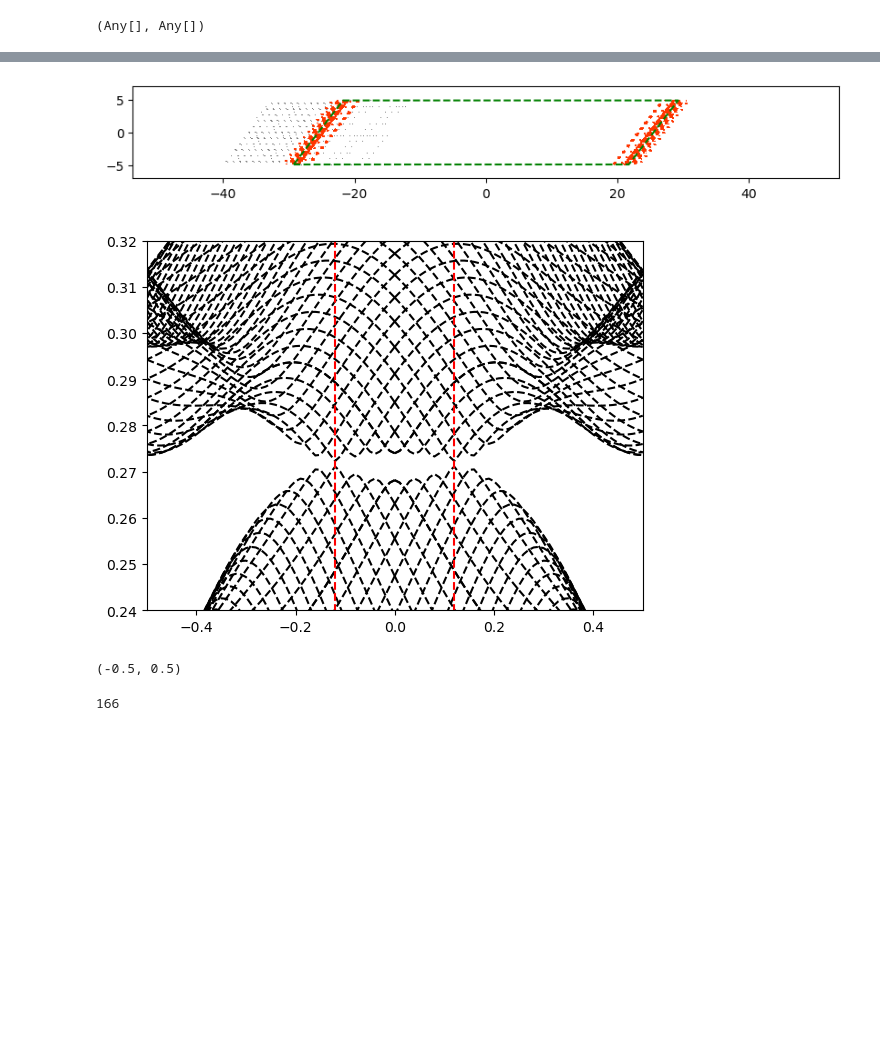
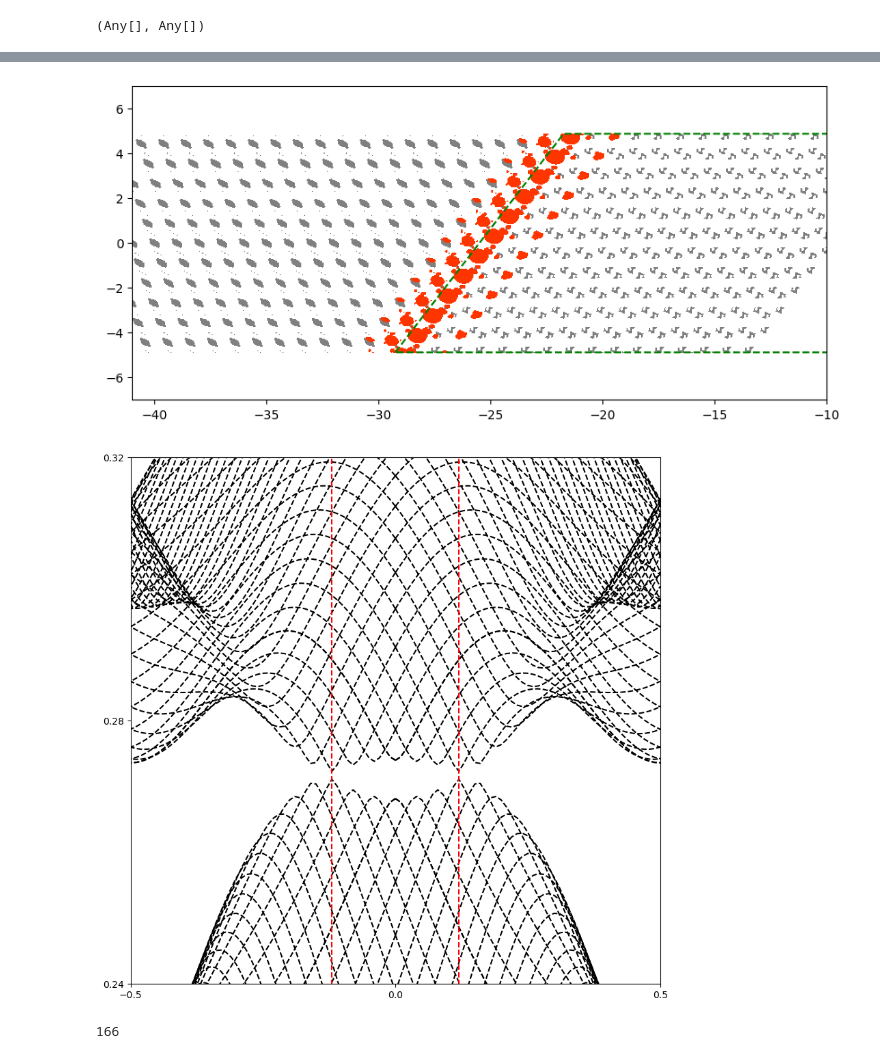
Before and after one commit to AliGhorashiCMT/Topological-Prevalence, a Jupyter notebook: frequency_isolated_nodal_points/Stable_Surface_State_Calculations.ipynb, the cells around one changed output, grey strips where cells are left out. Saved outputs shown, nothing was run; the diff lists cells and outputs as text; code cells hidden in the pictures; blank space fills up the shorter version.

```diff
--- a/frequency_isolated_nodal_points/Stable_Surface_State_Calculations.ipynb
+++ b/frequency_isolated_nodal_points/Stable_Surface_State_Calculations.ipynb
@@ -28,3 +70,10 @@ kp′ = KPath{2}( # points, paths, basis, setting
     [[:Γ, :Y, :P₆, :A, :Γ, :B, :P₁, :A]],
     kp.basis, kp.setting
 );
+# %%
+figure(figsize=(10, 5))
+subplot(1, 2, 1)
+xyz = range(-0.5, 0.5, length=128)
+X_unit, Y_unit, vals_bulk = wigner_plot(flat_bulk, Rs, c_R, isoval_bulk, xyz=xyz, fig=gcf(), ax=gca())
+subplot(1, 2, 2)
+_, _, vals_clad = wigner_plot(flat_clad, Rs, c_R, isoval_clad, xyz=xyz, fig=gcf(), ax=gca());
@@ -271,44 +335,45 @@ supercelly = 1
 x = range(-0.5, 0.5, length=1600)
 y = range(-0.5, 0.5, length=16)
 
+vert_idxs = [1, 4, 5, 6]
 new_cell = Cell([SVector{2}([-0.5*supercellx, -0.5]-[0, 1]*n), SVector{2}([0.5*supercellx, -0.5]-[0, 1]*n), SVector{2}([0.5*supercellx, 0.5]+[0, 1]*n), SVector{2}([-0.5*supercellx, 0.5]+[0, 1]*n), SVector{2}([1., 0.]), SVector{2}([1., 0.])], wigner_cell.faces, wigner_cell.basis, wigner_cell.setting)
 Rsprime = [Rs[1]*100, Rs[2]]
 new_cell_cartesian = Brillouin.cartesianize(new_cell)
 c = new_cell_cartesian
-cxs, cys = isnothing(vert_idxs) ? (getindex.(c[1], 1), getindex.(c[1], 2)) :  (getindex.(c[1][vert_idxs], 1), getindex.(c[1][vert_idxs], 2)) # multiply wigner-seitz cells by supercell size
+cxs, cys = (getindex.(c[1][vert_idxs], 1), getindex.(c[1][vert_idxs], 2))
 
 push!(cxs, cxs[1]); push!(cys, cys[1]) # push the first vertex to list of vertices so as to close the loop
 
 
 X = broadcast((x,y) -> (x)*Rsprime[1][1] + (y)*Rsprime[2][1], reshape(x, (1, 1600)), reshape(y, (16, 1)))
 Y = broadcast((x,y) -> (x)*Rsprime[1][2] + (y)*Rsprime[2][2], reshape(x, (1, 1600)), reshape(y, (16, 1)));
 
-for i in -25:-15
+for i in -25:-10
     for j in -n:n
         contourf(X_unit .+ i .+ j*Rs[2][1], Y_unit .+ j*Rs[2][2], vals_bulk, levels=(-1e6, -1000, 50, 1e6 ), cmap=plt.get_cmap("gray", 3))
     end
 end
 
-for i in -36:-26
+for i in -50:-26
     for j in -n:n
         contourf(X_unit .+ i .+ j*Rs[2][1], Y_unit .+ j*Rs[2][2], vals_clad, levels=(-1e6, -1000, 50, 1e6 ), cmap=plt.get_cmap("gray", 3))
     end
 end
 
 for j in -n:n
     contourf(X.+ j*Rs[2][1], Y.+ j*Rs[2][2], transpose(dpwr_data), cmap=plt.get_cmap("hot",10), levels=(max_data/100, max_data), alpha=1)
 end
 plot(cxs, cys, color="green", linestyle="dashed")
 #ylim(-0.6, 0.6)
 #gca().set_aspect("equal")
 #xlim(-35, -20)
-#xlim(-41, -10)
+xlim(-41, -10)
 #ylim(-4, 4)
 ylim(-7, 7)
 gca().set_aspect("equal")
 #savefig("Edge_State_ContourPlot.pdf")
 # %% [output]
-[figure, old version]
+[figure, new version]
 # %%
 mode = "tm"
 sgnum = 2
@@ -329,8 +394,9 @@ for i in 1:N+1
 end
 smaller_full_dispersion = full_dispersion[:, 1:2];
 # %%
+figure(figsize=(10, 10))
 kyrange = range(0, 0.5, length=51)
-kyrange_neg = range(0, -0.5, length=51)
+kyrange_neg = range(0, -0.5, length=51) # Because we only looked at half of the Brillouin zone
 linestyle="dashed"
 for n in 0:50
     disp_at_ky1 = smaller_full_dispersion[1+n*51:51*(n+1), 1]
@@ -343,10 +409,11 @@ end
 ylim(0.24, 0.32)
 vlines([0.12], 0, 0.5, color="red", linestyle=linestyle)
 vlines([-0.12], 0, 0.5, color="red", linestyle=linestyle)
-xlim(-0.5, 0.5)
+xlim(-0.5, 0.5);
+xticks([-0.5, 0, 0.5])
+yticks([0.24, 0.28, 0.32]);
 # %% [output]
-[figure, old version]
+[figure, new version]
-(-0.5, 0.5)
 # %%
 dirac_idx = argmin(diff(full_dispersion, dims=2)[:, 1])
 # %% [output]
```
Also changed, not shown: parts of 8 cells of this notebook.
